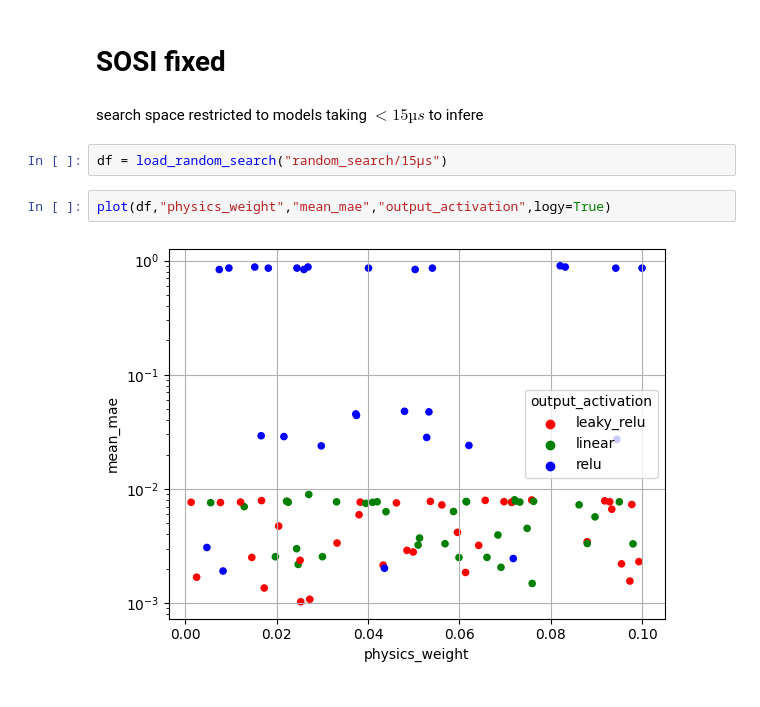
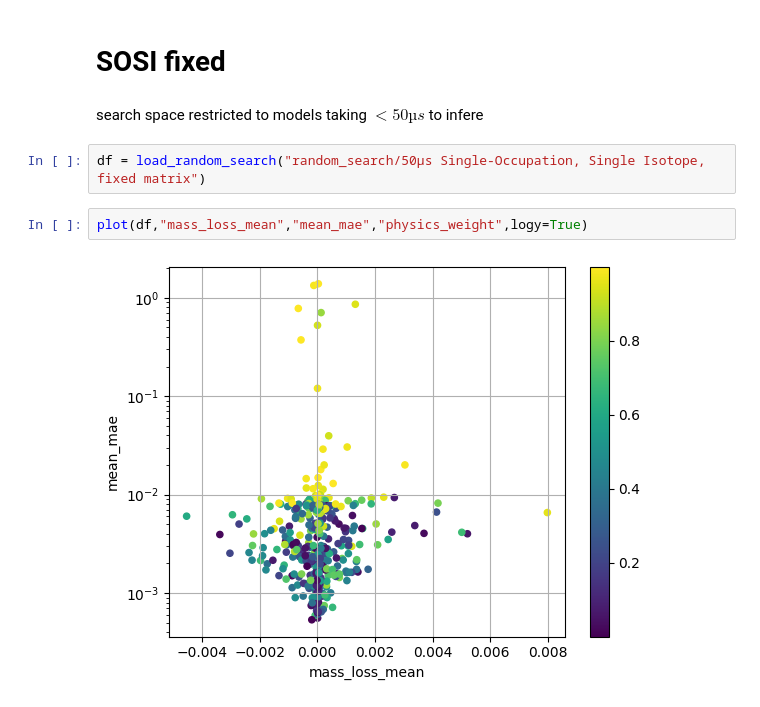
Before and after one commit to Davidxdydz/TrapDiffusion, a Jupyter notebook: Evaluation.ipynb, the cells around one changed output. Saved outputs shown, nothing was run; the diff lists cells and outputs as text.

```diff
--- a/Evaluation.ipynb
+++ b/Evaluation.ipynb
@@ -42,13 +44,13 @@ plt.tight_layout()
 # %% [markdown]
 # SOSI fixed
 # %% [markdown]
-search space restricted to models taking $<15µs$ to infere
+search space restricted to models taking $<50µs$ to infere
-# %%
-df = load_random_search("random_search/15µs")
+# %%
+df = load_random_search("random_search/50µs Single-Occupation, Single Isotope, fixed matrix")
 # %%
-plot(df,"physics_weight","mean_mae","output_activation",logy=True)
+plot(df,"mass_loss_mean","mean_mae","physics_weight",logy=True)
 # %% [output]
-[figure, old version]
+[figure, new version]
 # %%
 plot(df,
     x="layer_count",
```
Also changed, not shown: parts of 11 cells of this notebook.
